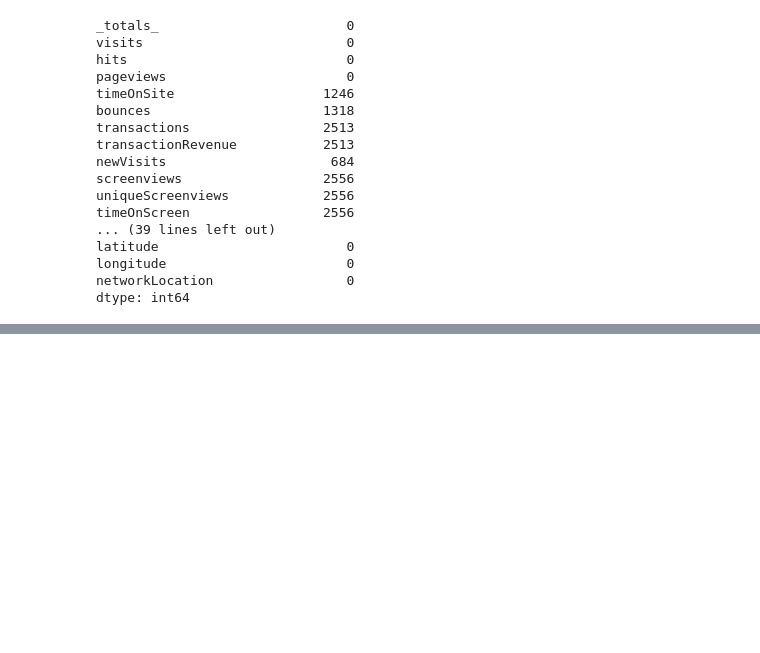
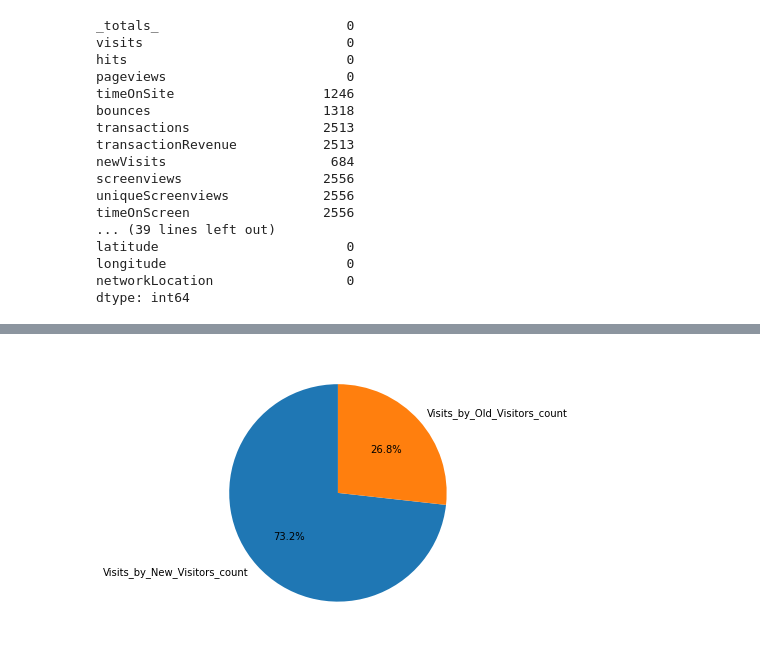
Before and after one commit to DmytroSZ/PM-test, a Jupyter notebook: Main.ipynb, the cells around one changed output, grey strips where cells are left out. Drawn from its saved outputs; the diff is of its cells as text; code cells hidden in the pictures; blank space fills up the shorter version.

```diff
--- a/Main.ipynb
+++ b/Main.ipynb
@@ -106,0 +200,18 @@ dtype: int64
+# %%
+query = """
+        SELECT
+        sum(totals.visits) as Visits_count,
+        sum(case when visitNumber=1 then totals.visits else 0 end) as Visits_by_New_Visitors_count,
+        sum(case when visitNumber=1 then 0 else totals.visits end) as Visits_by_Old_Visitors_count,
+        count(distinct fullVisitorId) as Unique_Visitor_count,
+        count(distinct case when visitNumber=1 then fullVisitorId  end) as Unique_New_Visitor_count,
+        count(distinct fullVisitorId)-count(distinct case when visitNumber=1 then fullVisitorId  end) as Unique_Old_Visitor_count
+
+        FROM `bigquery-public-data.google_analytics_sample.ga_sessions_20170801`
+
+        """
+'''Other way
+sum(totals.newvisits) as Visits_by_New_Visitors_count '''
+# Run the query, and return a pandas DataFrame
+result = client.query(query).result().to_dataframe()
+result
@@ -106,0 +221,8 @@ dtype: int64
+# %%
+plt.pyplot.figure (figsize=(5,5))
+labels = 'Visits_by_New_Visitors_count', 'Visits_by_Old_Visitors_count'
+sizes = [result['Visits_by_New_Visitors_count'].values[0],result['Visits_by_Old_Visitors_count'].values[0]]
+plt.pyplot.pie(sizes, labels=labels, autopct='%1.1f%%',startangle=90)
+plt.pyplot.show()
+# %% [output]
+[figure, added]
```
Also changed, not shown: parts of 12 cells of this notebook.
